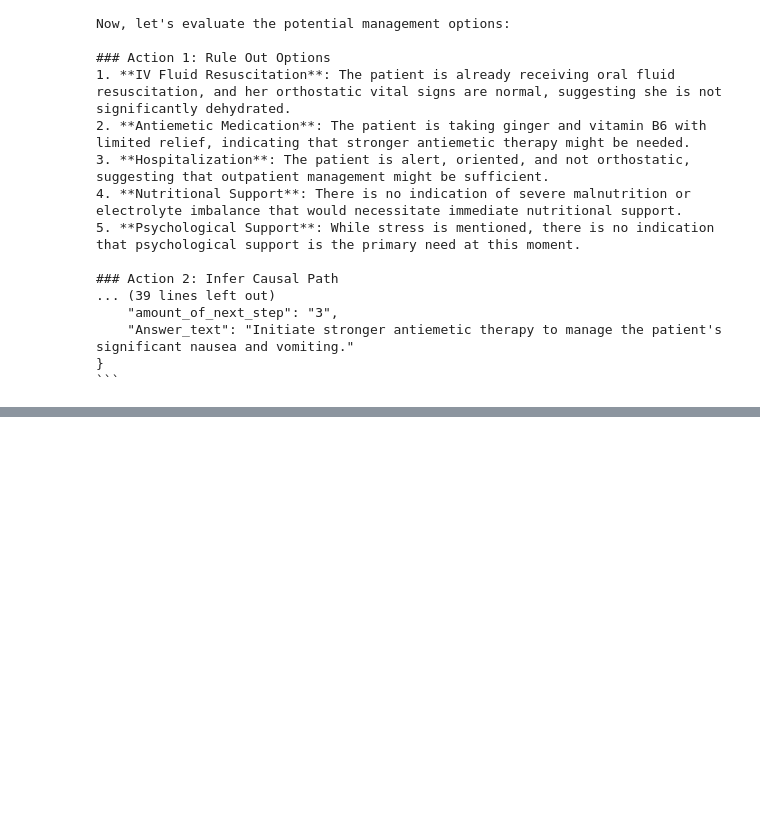
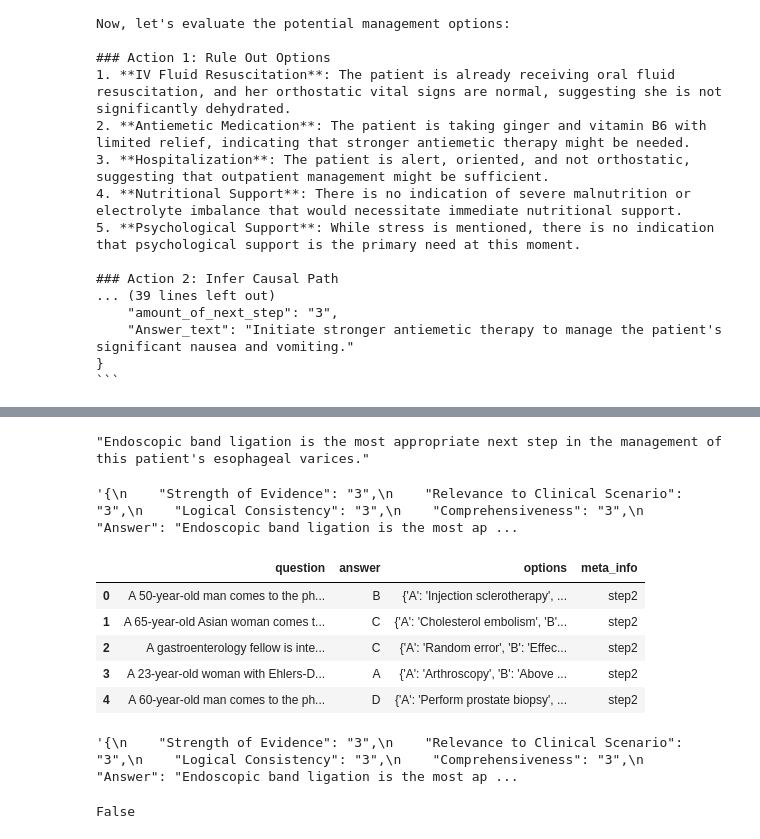
Before and after one commit to VuTrungNguyen/CMG_PROGRAM, a Jupyter notebook: CMG_neo4j_import.ipynb, the cells around one changed output, grey strips where cells are left out. Drawn from its saved outputs; the diff is of its cells as text; code cells hidden in the pictures; blank space fills up the shorter version.

```diff
--- a/CMG_neo4j_import.ipynb
+++ b/CMG_neo4j_import.ipynb
@@ -1564,0 +1861,10 @@ Now, let's evaluate the potential management options:
+# %%
+# check the first 5 rows of the dataframe using itterrows
+for index, row in df.head().iterrows():
+    print(type(row['question']), row['question'])
+    print(type(row['options']), row['options'])
+
+# row['options'] returns a dictionary, we will convert it to a string
+for index, row in df.head().iterrows():
+    print(type(row['question']), row['question'])
+    print(type(str(row['options'])), str(row['options']))
@@ -1564,0 +1892,3 @@ Now, let's evaluate the potential management options:
+# %%
+# initiate the function
+answers = answer_all_questions(df)
@@ -1564,0 +1925,4 @@ Now, let's evaluate the potential management options:
+# %%
+answers_dict['Answer']
+# %% [output]
+"Endoscopic band ligation is the most appropriate next step in the management of this patient's esophageal varices."
@@ -1564,0 +1939,50 @@ Now, let's evaluate the potential management options:
+# %%
+answers[0]
+# %% [output]
+'{\n    "Strength of Evidence": "3",\n    "Relevance to Clinical Scenario": "3",\n    "Logical Consistency": "3",\n    "Comprehensiveness": "3",\n    "Answer": "Endoscopic band ligation is the most ap ...
+# %%
+# wirte a function to compare the answers to the correct answers
+# iterrate through the dataframe and compare the answers to the correct answers
+# return 'True' if the answer matches the correct answer and 'False' if it does not match
+# match the answers['Answer_letter'] to the 'answer' column in the dataframe
+# make new column to the dataframe: add answers['Answer'] to the dataframe, add a column 'correct' to the dataframe
+# return the dataframe
+
+def compare_answers(df, answers):
+    for index, row in df.iterrows():
+        for answer in answers:
+            answer = json.loads(answer)
+            if answer['Answer_letter'].strip().lower() == row['answer'].strip().lower():
+                row['correct'] = True
+                # add the answer to the dataframe
+                row['LLM_answer'] = answer['Answer']
+            else:
+                row['correct'] = False
+                # add the answer to the dataframe
+                row['LLM_answer'] = answer['Answer']
+
+    return df
+
+# initiate the function
+df_answer = compare_answers(df, answers)
+# %%
+# check the first 5 rows of the dataframe
+df_answer.head()
+# %% [output]
+|  | question | answer | options | meta_info |
+| 0 | A 50-year-old man comes to the ph... | B | {'A': 'Injection sclerotherapy', ... | step2 |
+| 1 | A 65-year-old Asian woman comes t... | C | {'A': 'Cholesterol embolism', 'B'... | step2 |
+| 2 | A gastroenterology fellow is inte... | C | {'A': 'Random error', 'B': 'Effec... | step2 |
+| 3 | A 23-year-old woman with Ehlers-D... | A | {'A': 'Arthroscopy', 'B': 'Above ... | step2 |
+| 4 | A 60-year-old man comes to the ph... | D | {'A': 'Perform prostate biopsy', ... | step2 |
+# %%
+answers[0]
+# %% [output]
+'{\n    "Strength of Evidence": "3",\n    "Relevance to Clinical Scenario": "3",\n    "Logical Consistency": "3",\n    "Comprehensiveness": "3",\n    "Answer": "Endoscopic band ligation is the most ap ...
+# %%
+answers_dict = json.loads(answers[0])
+# compare the answers to the correct answer of the first row
+answers_dict['Answer_letter'], df_answer['answer'][0]
+answers_dict['Answer_letter'] ==  df_answer['answer'][0]
+# %% [output]
+False
```
Also changed, not shown: parts of 49 cells of this notebook, 5 other files.
